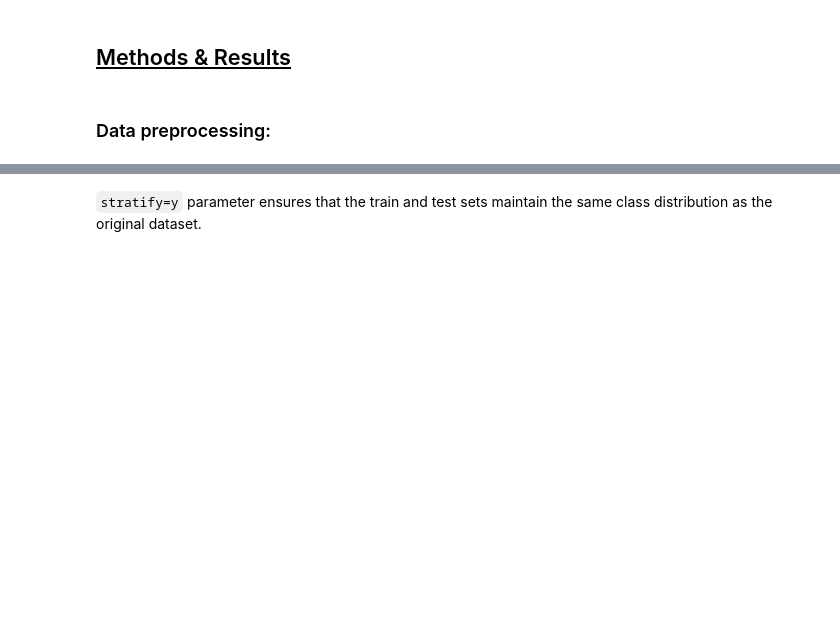
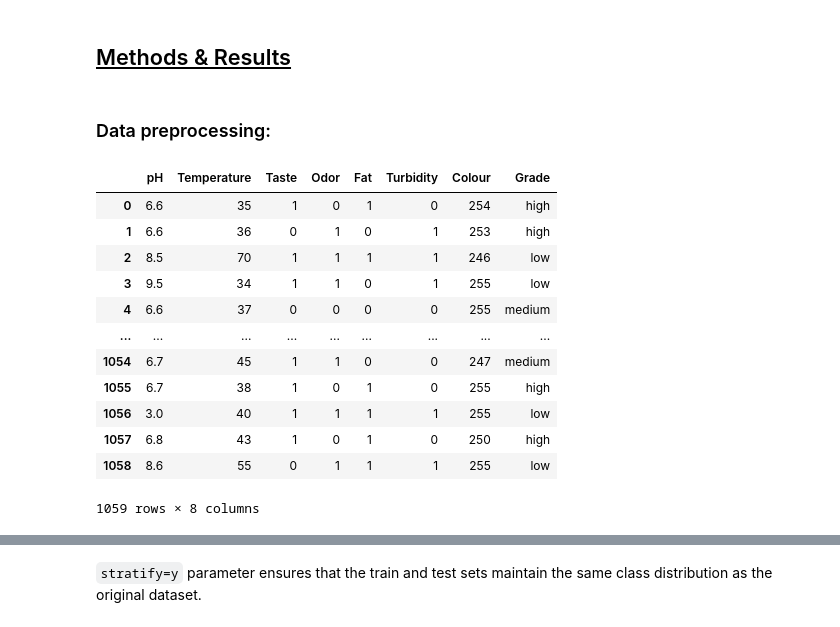
Before and after one commit to ajayatil/QualityPredictionML, a Jupyter notebook: DATA572 - Modelling.ipynb, the cells around one changed output, grey strips where cells are left out. Drawn from its saved outputs; the diff is of its cells as text; code cells hidden in the pictures; blank space fills up the shorter version.

```diff
--- a/DATA572 - Modelling.ipynb
+++ b/DATA572 - Modelling.ipynb
@@ -430,6 +430,22 @@ pairplot.display()
 qualitative_features = ['Taste', 'Odor', 'Fat', 'Turbidity']
 for col in qualitative_features:
     full_milk[col] = LabelEncoder().fit_transform(full_milk[col])
+# %%
+full_milk
+# %% [output]
+|  | pH | Temperature | Taste | Odor | Fat | Turbidity | Colour | Grade |
+| 0 | 6.6 | 35 | 1 | 0 | 1 | 0 | 254 | high |
+| 1 | 6.6 | 36 | 0 | 1 | 0 | 1 | 253 | high |
+| 2 | 8.5 | 70 | 1 | 1 | 1 | 1 | 246 | low |
+| 3 | 9.5 | 34 | 1 | 1 | 0 | 1 | 255 | low |
+| 4 | 6.6 | 37 | 0 | 0 | 0 | 0 | 255 | medium |
+| ... | ... | ... | ... | ... | ... | ... | ... | ... |
+| 1054 | 6.7 | 45 | 1 | 1 | 0 | 0 | 247 | medium |
+| 1055 | 6.7 | 38 | 1 | 0 | 1 | 0 | 255 | high |
+| 1056 | 3.0 | 40 | 1 | 1 | 1 | 1 | 255 | low |
+| 1057 | 6.8 | 43 | 1 | 0 | 1 | 0 | 250 | high |
+| 1058 | 8.6 | 55 | 0 | 1 | 1 | 1 | 255 | low |
+1059 rows × 8 columns
 # %%
 # Standardize quantitative features (pH, Temperature, Colour)
 scaler = StandardScaler()
```
Also changed, not shown: parts of 19 cells of this notebook.
